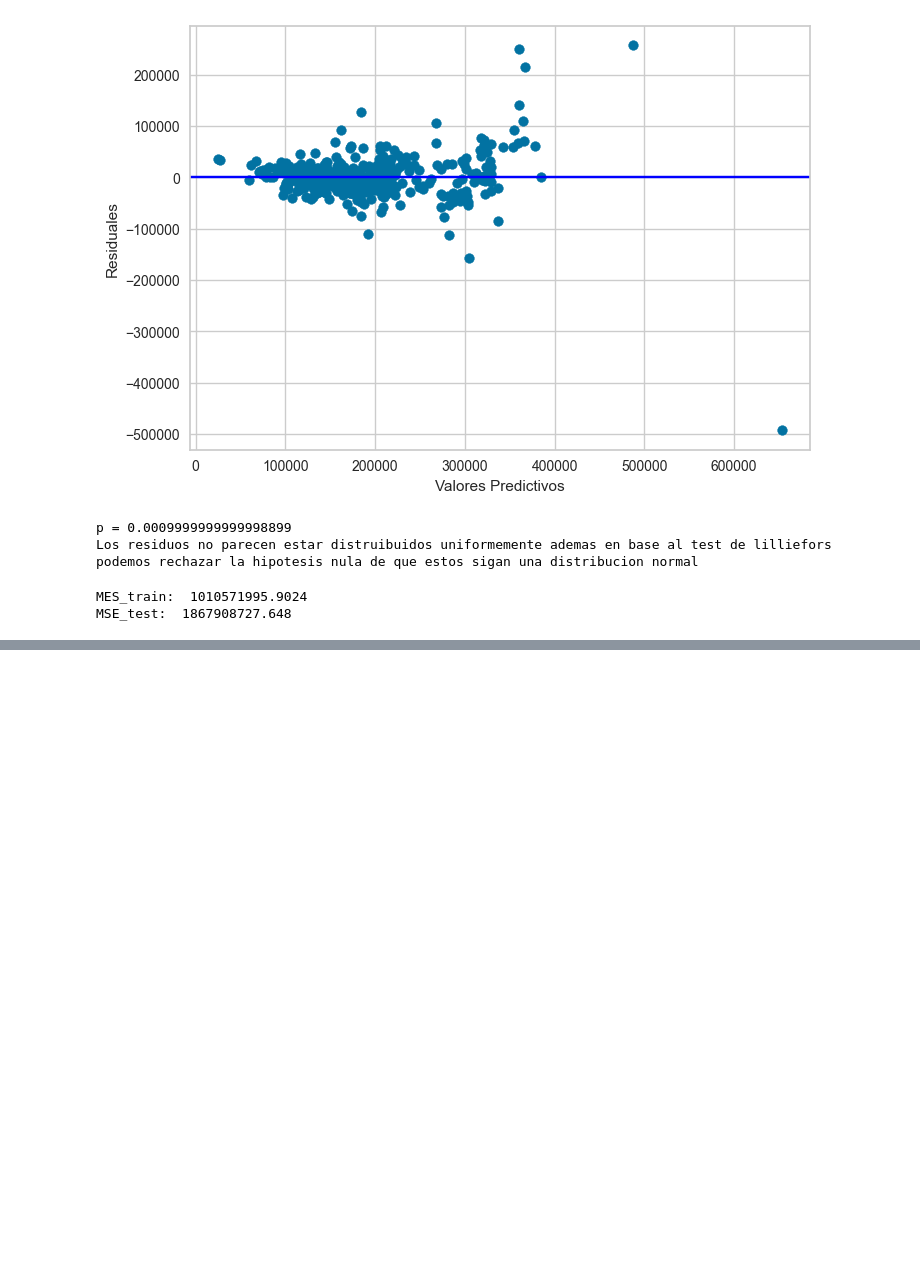
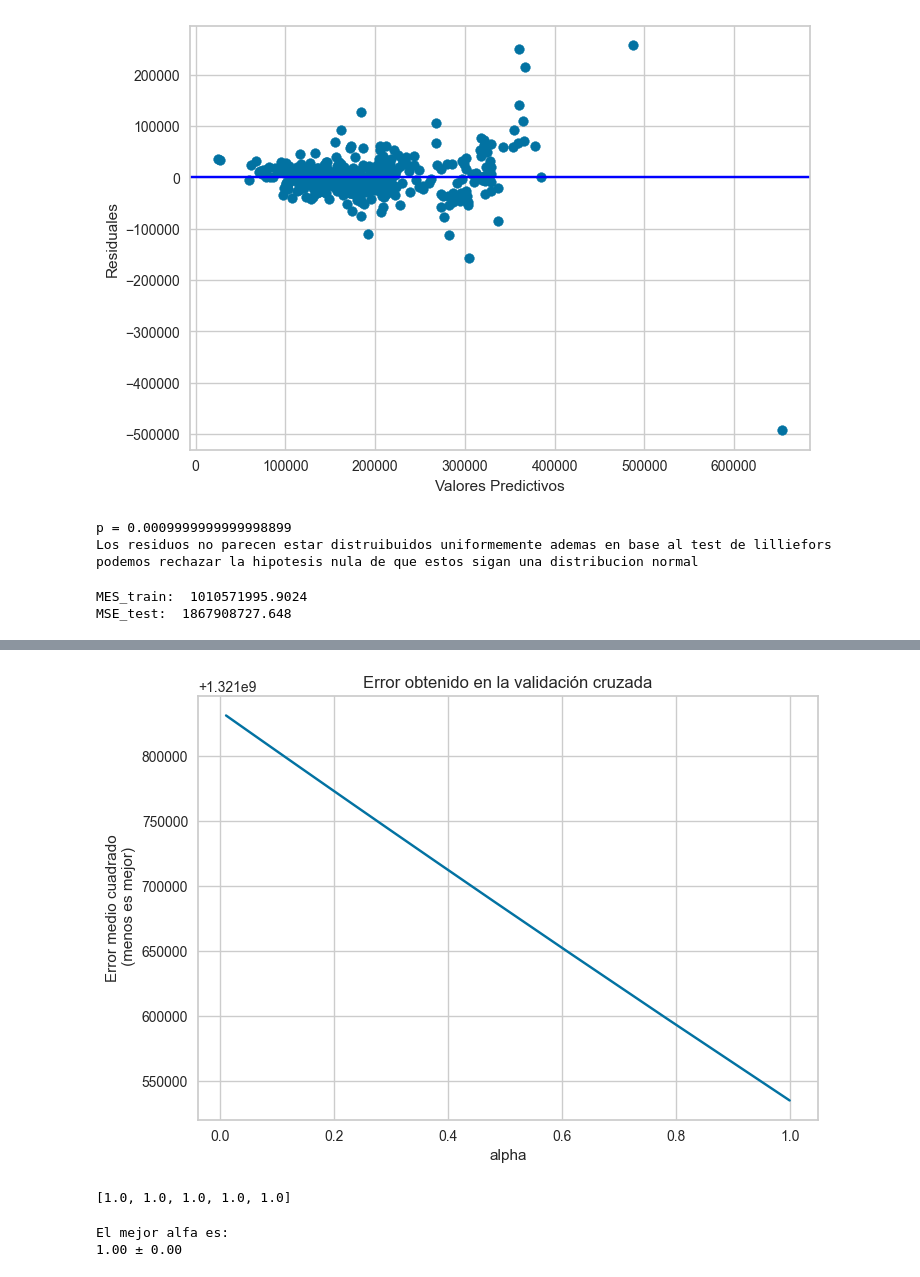
Before and after one commit to JoseAMoralesF/P2-Entrega1-MineriadeDatos, a Jupyter notebook: p2e1.ipynb, the cells around one changed output, grey strips where cells are left out. Cells and saved outputs as stored; diff of their text form; code cells hidden in the pictures; blank space fills up the shorter version.

```diff
--- a/p2e1.ipynb
+++ b/p2e1.ipynb
@@ -817,0 +873,22 @@ Multicolinealidad
+# %%
+alphas = np.logspace(-2, 0, num=20)
+ridge = make_pipeline(StandardScaler(),
+                      RidgeCV(alphas=alphas, store_cv_values=True))
+
+
+cv = ShuffleSplit(n_splits=5, random_state=1)
+cv_results = cross_validate(ridge, X_train, y_train,
+                            cv=cv, scoring="neg_mean_squared_error",
+                            return_train_score=True,
+                            return_estimator=True, n_jobs=2)
+train_error = -cv_results["train_score"]
+print(f"Error medio cuadrado de la regresión con datos de entrenamiento:\n"
+      f"{train_error.mean():.3f} ± {train_error.std():.3f}")
+
+test_error = -cv_results["test_score"]
+print(f"Error medio cuadrado de la regresion con los datos de prueba:\n"
+      f"{test_error.mean():.3f} ± {test_error.std():.3f}")
+mse_alphas = [est[-1].cv_values_.mean(axis=0)
+            for est in cv_results["estimator"]]
+cv_alphas = pd.DataFrame(mse_alphas, columns=alphas)
+cv_alphas
@@ -817,0 +906,18 @@ Multicolinealidad
+# %%
+cv_alphas.mean(axis=0).plot(marker="+")
+plt.ylabel("Error medio cuadrado\n (menos es mejor)")
+plt.xlabel("alpha")
+_ = plt.title("Error obtenido en la validación cruzada")
+# %% [output]
+[figure, added]
+# %%
+mejores_alphas = [est[-1].alpha_ for est in cv_results["estimator"]]
+mejores_alphas
+# %% [output]
+[1.0, 1.0, 1.0, 1.0, 1.0]
+# %%
+print(f"El mejor alfa es:\n"
+      f"{np.mean(mejores_alphas):.2f} ± {np.std(mejores_alphas):.2f}")
+# %% [output]
+El mejor alfa es:
+1.00 ± 0.00
```
Also changed, not shown: parts of 34 cells of this notebook.
